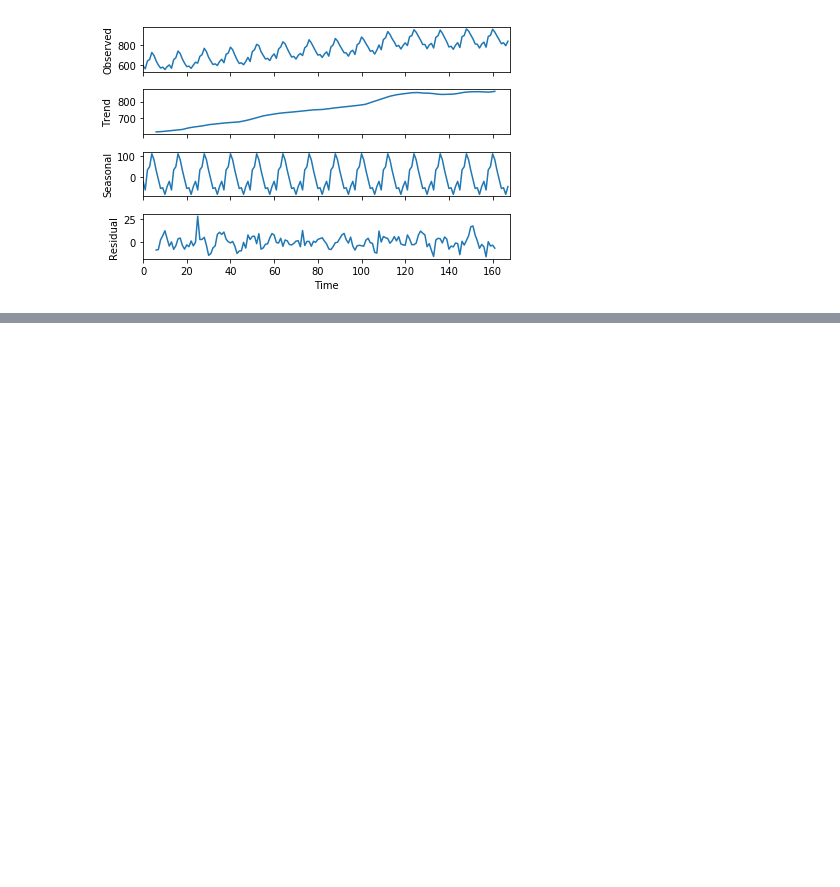
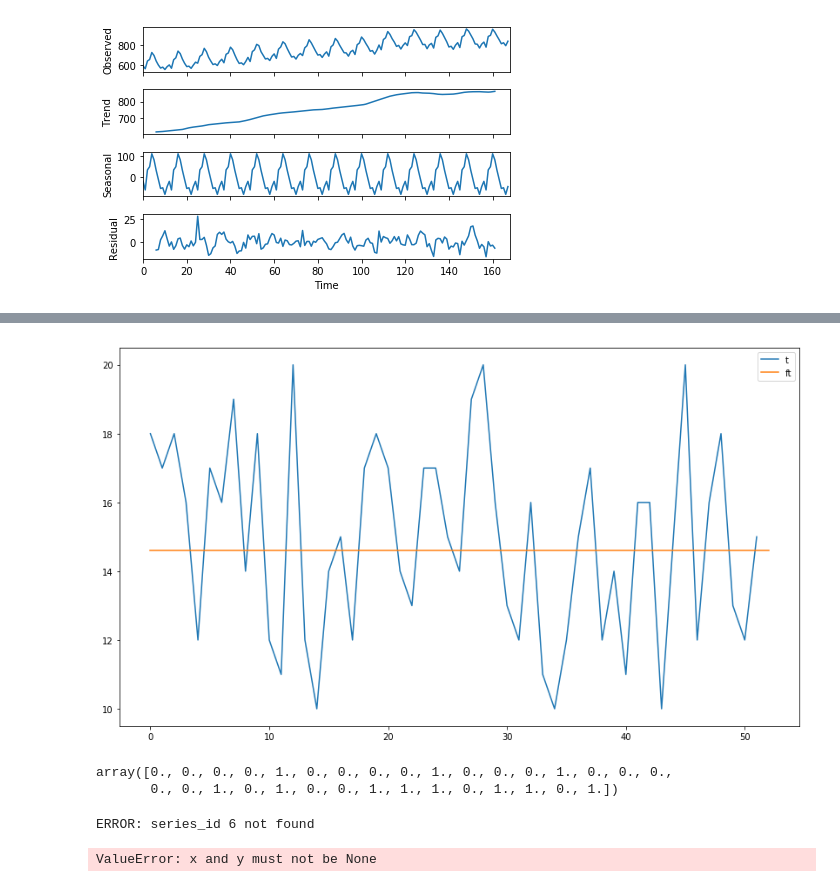
Before and after one commit to ropinotex/forecasting, a Jupyter notebook: Forecasting.ipynb, the cells around one changed output, grey strips where cells are left out. Saved outputs shown, nothing was run; the diff lists cells and outputs as text; code cells hidden in the pictures; blank space fills up the shorter version.

```diff
--- a/Forecasting.ipynb
+++ b/Forecasting.ipynb
@@ -619,0 +655,4 @@ seasonal_decompose(ts3, freq=12, model='additive').plot()
+# %%
+f.plot(t=t, ft=ft)
+# %% [output]
+[figure, added]
@@ -619,0 +663,11 @@ seasonal_decompose(ts3, freq=12, model='additive').plot()
+# %%
+
+spector_data.endog
+# %% [output]
+array([0., 0., 0., 0., 1., 0., 0., 0., 0., 1., 0., 0., 0., 1., 0., 0., 0.,
+       0., 0., 1., 0., 1., 0., 0., 1., 1., 1., 0., 1., 1., 0., 1.])
+# %%
+f.plot(ts=f.data(6))
+# %% [output]
+ERROR: series_id 6 not found
+ValueError: x and y must not be None
```
Also changed, not shown: parts of 23 cells of this notebook, 1 other file.
